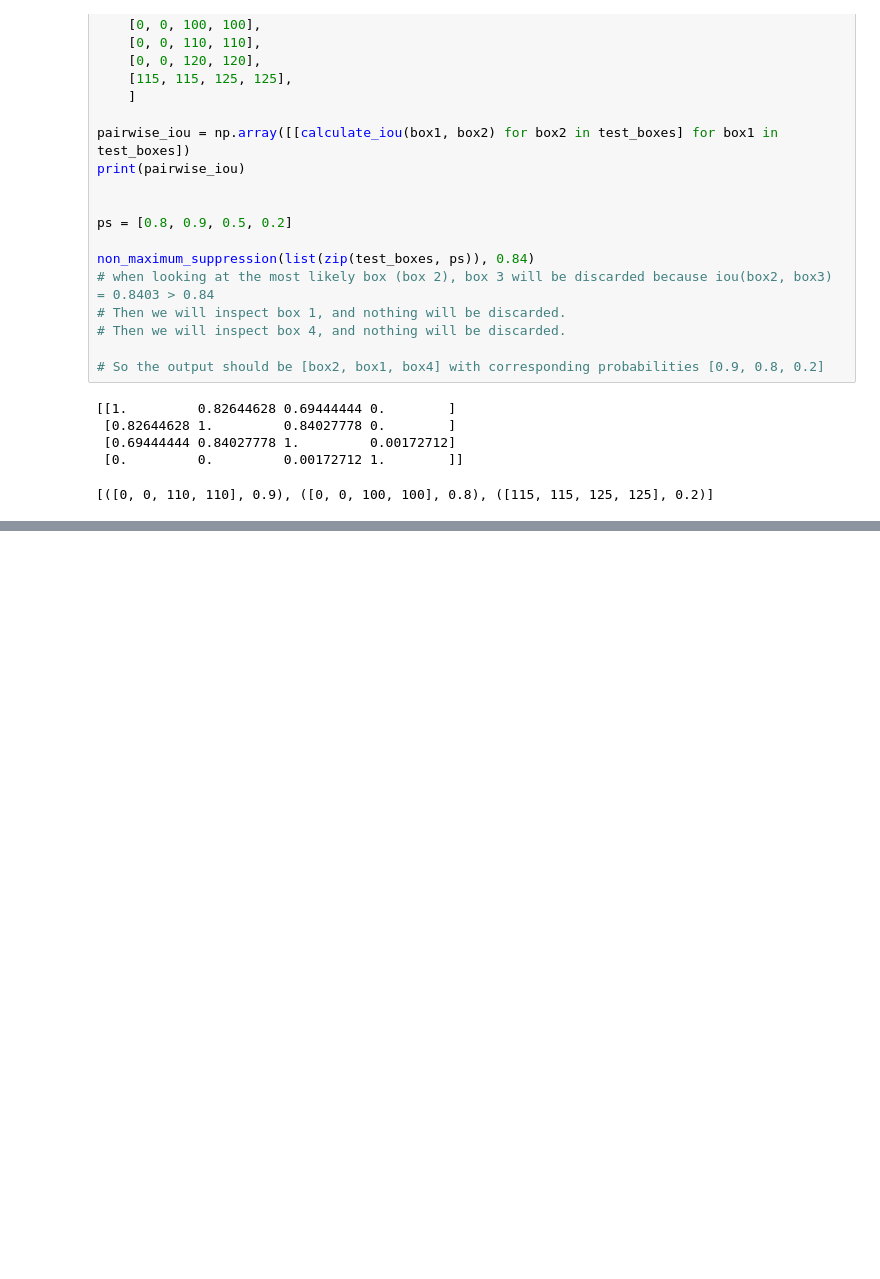
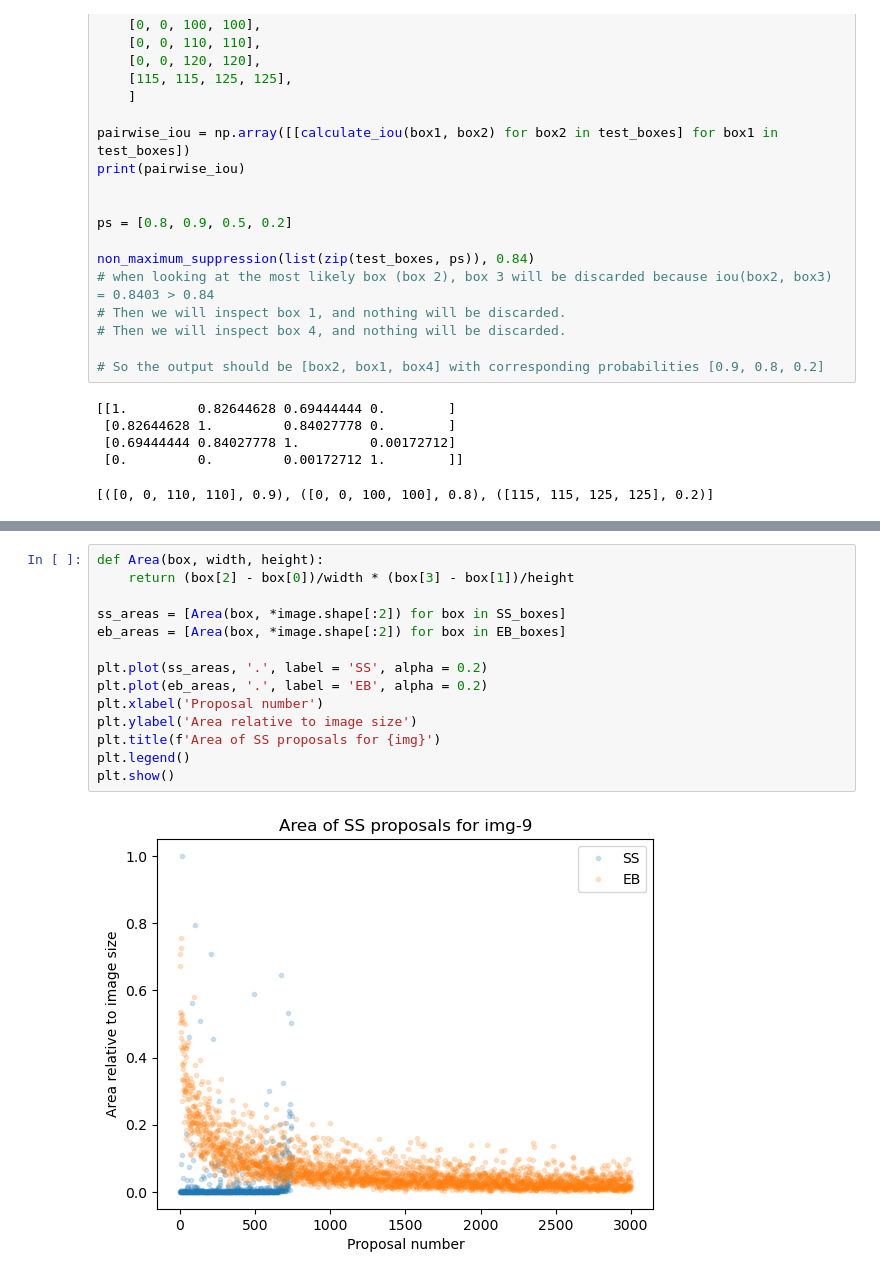
Before and after one commit to oe-andreas/02516, a Jupyter notebook: Object detection/test_oe.ipynb, the cells around one changed output, grey strips where cells are left out. Cells and saved outputs as stored; diff of their text form; blank space fills up the shorter version.

```diff
--- a/Object detection/test_oe.ipynb
+++ b/Object detection/test_oe.ipynb
@@ -187,0 +248,16 @@ non_maximum_suppression(list(zip(test_boxes, ps)), 0.84)
+# %%
+def Area(box, width, height):
+    return (box[2] - box[0])/width * (box[3] - box[1])/height
+
+ss_areas = [Area(box, *image.shape[:2]) for box in SS_boxes]
+eb_areas = [Area(box, *image.shape[:2]) for box in EB_boxes]
+
+plt.plot(ss_areas, '.', label = 'SS', alpha = 0.2)
+plt.plot(eb_areas, '.', label = 'EB', alpha = 0.2)
+plt.xlabel('Proposal number')
+plt.ylabel('Area relative to image size')
+plt.title(f'Area of SS proposals for {img}')
+plt.legend()
+plt.show()
+# %% [output]
+[figure, added]
```
Also changed, not shown: parts of 11 cells of this notebook, 1 other file.
